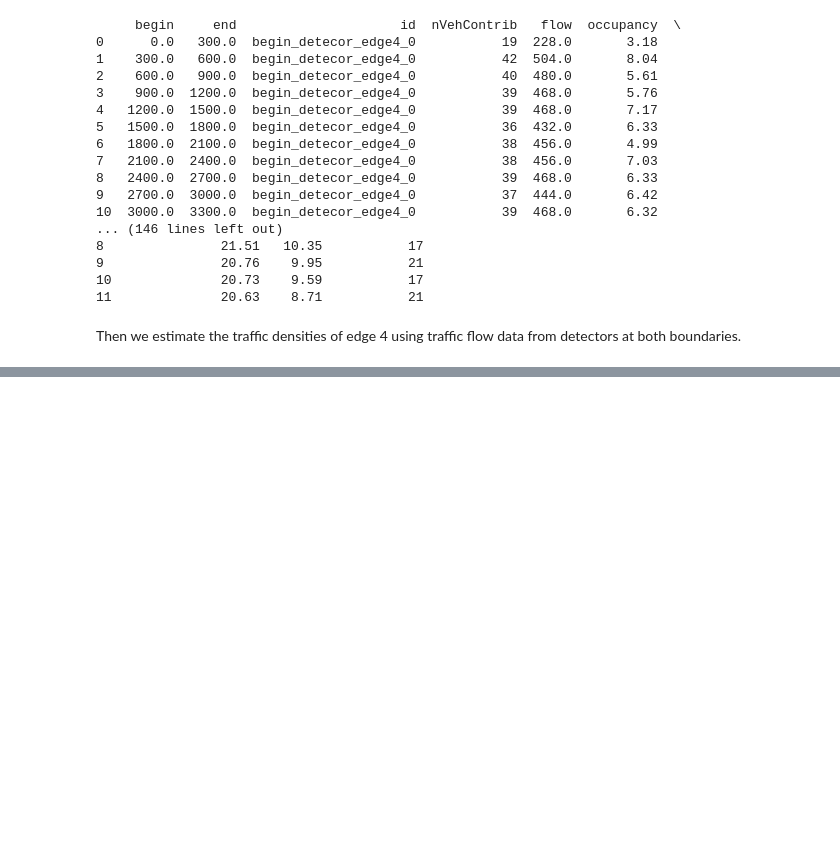
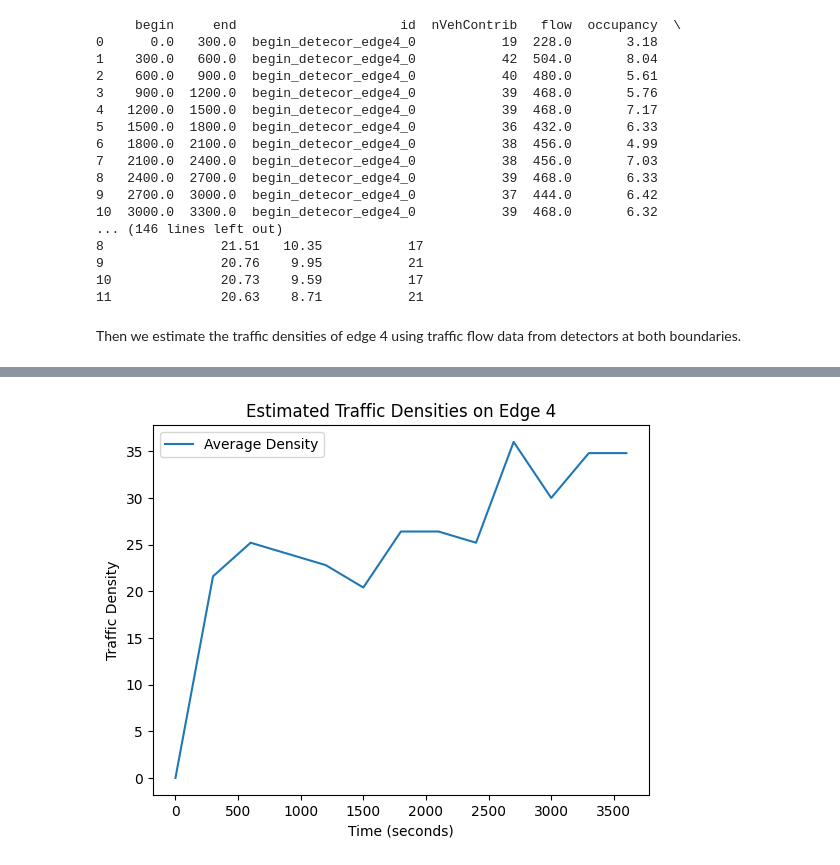
Before and after one commit to Ssactl/AH2174_HT23_Traffic-Simulation-Modelling-and-Applications, a Jupyter notebook: project2/2.2/AH2174_project2_2.2.ipynb, the cells around one changed output, grey strips where cells are left out. Drawn from its saved outputs; the diff is of its cells as text; code cells hidden in the pictures; blank space fills up the shorter version.

```diff
--- a/project2/2.2/AH2174_project2_2.2.ipynb
+++ b/project2/2.2/AH2174_project2_2.2.ipynb
@@ -152,0 +169,35 @@ Then we estimate the traffic densities of edge 4 using traffic flow data from de
+# %%
+# Step 1: Calculate Flow Rates
+inflow_rates = [df['flow'].values for df in detector_begin_df]
+outflow_rates = [df['flow'].values for df in detector_end_df]
+# %%
+# Step 2: Compute Density Changes
+delta_t = 300.0  # 5 minutes in seconds
+delta_x = 1000  #length of lanes
+
+# density_changes is a list of density changes for each time period
+density_changes = [(inflow - outflow) / delta_x * delta_t for inflow, outflow in zip(inflow_rates, outflow_rates)]
+
+# density_changes is a list of lists where each inner list represents the density change for a lane for each time period
+cumulative_densities = [[0] for _ in range(len(density_changes))]  # Initial density is zero for each lane
+for density_change_for_lane in zip(*density_changes):
+    for lane_index, density_change in enumerate(density_change_for_lane):
+        # Calculate the cumulative density for the next time step for each lane
+        next_density = cumulative_densities[lane_index][-1] + density_change
+        cumulative_densities[lane_index].append(next_density)
+
+# Now, cumulative_densities contains the cumulative densities for each lane at each time step
+# %%
+# Step 3: Compute Average Densities
+average_densities = [sum(cumulative_densities) / len(cumulative_densities) for cumulative_densities in zip(*cumulative_densities)]
+# %%
+# Step 4: Visualize Results
+time_intervals = np.append(detector_begin_df[0]['begin'].values,3600.00)
+plt.plot(time_intervals, average_densities, label='Average Density')
+plt.xlabel('Time (seconds)')
+plt.ylabel('Traffic Density')
+plt.title('Estimated Traffic Densities on Edge 4')
+plt.legend()
+plt.show()
+# %% [output]
+[figure, added]
```
Also changed, not shown: parts of 3 cells of this notebook.
